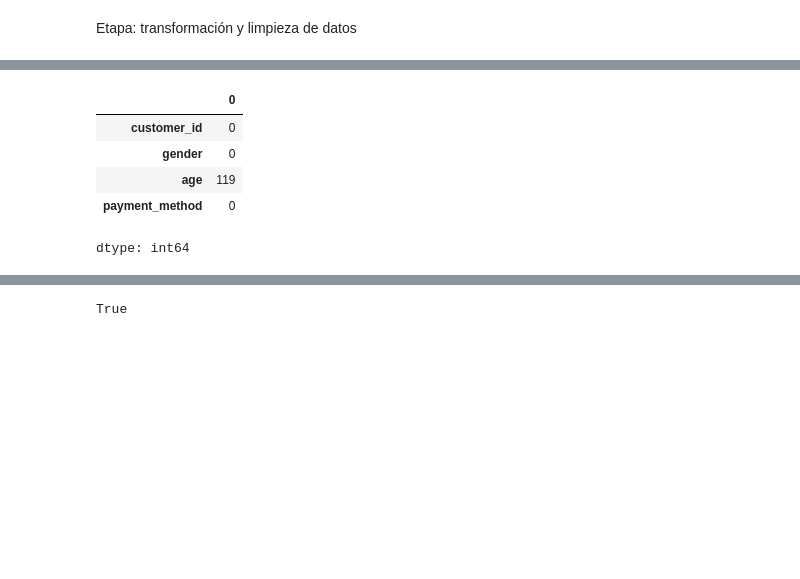
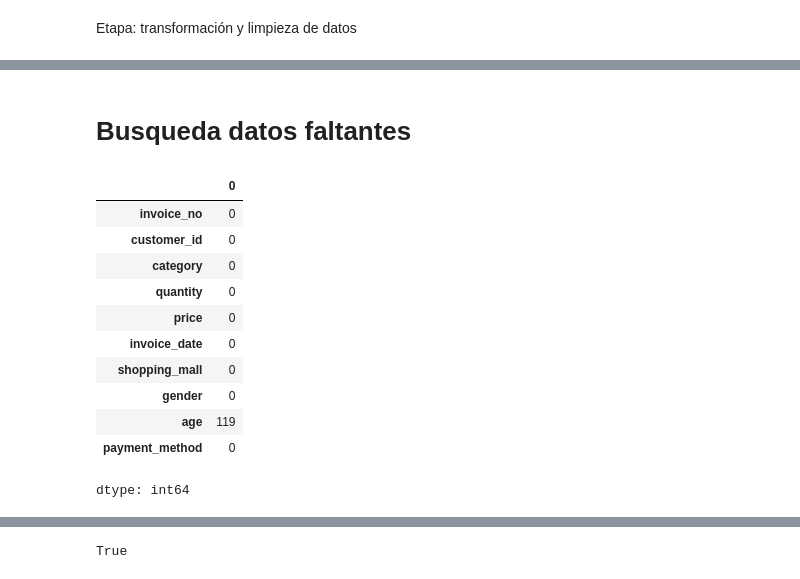
Before and after one commit to federico2018lc/InnovacionDatosProyectoFinal, a Jupyter notebook: analisis_datos_EDA.ipynb, the cells around one changed output, grey strips where cells are left out. Saved outputs shown, nothing was run; the diff lists cells and outputs as text; code cells hidden in the pictures; blank space fills up the shorter version.

```diff
--- a/analisis_datos_EDA.ipynb
+++ b/analisis_datos_EDA.ipynb
@@ -62,0 +71,2 @@ Etapa: transformación y limpieza de datos
+# %%
+df= pd.merge(ventas, clientes, on='customer_id', how='inner')
@@ -63,8 +93,16 @@ Etapa: transformación y limpieza de datos
+# %% [markdown]
+# Busqueda datos faltantes
 # %%
-clientes.isnull().sum()
+df.isnull().sum()
 # %% [output]
 |  | 0 |
+| invoice_no | 0 |
 | customer_id | 0 |
+| category | 0 |
+| quantity | 0 |
+| price | 0 |
+| invoice_date | 0 |
+| shopping_mall | 0 |
 | gender | 0 |
 | age | 119 |
 | payment_method | 0 |
```
Also changed, not shown: parts of 35 cells of this notebook.
